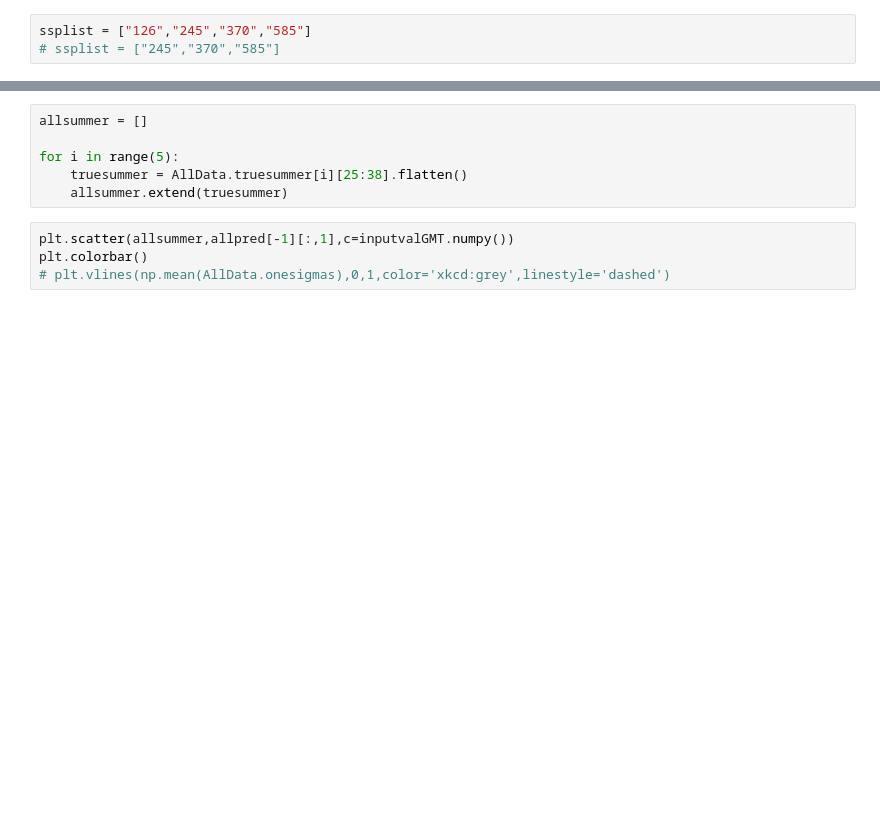
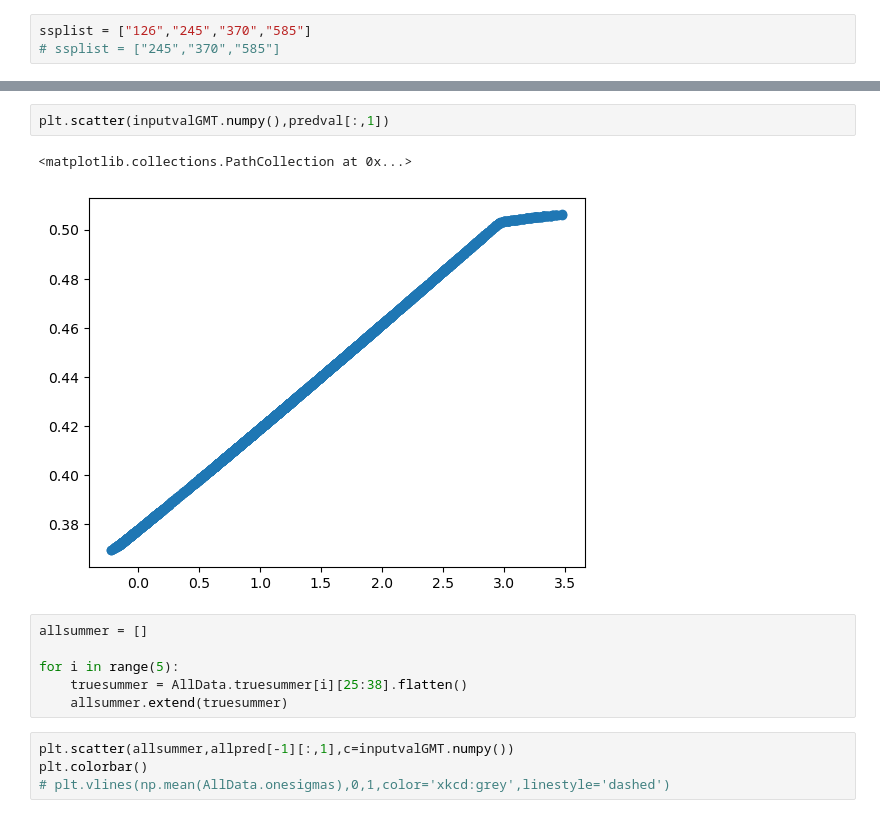
Before and after one commit to emily-gordy/predictability-emergence, a Jupyter notebook: sandpit.ipynb, the cells around one changed output, grey strips where cells are left out. Saved outputs shown, nothing was run; the diff lists cells and outputs as text; blank space fills up the shorter version.

```diff
--- a/sandpit.ipynb
+++ b/sandpit.ipynb
@@ -191,4 +276,9 @@ Seed  22284750  test accuracy:  0.8163221360895779
 ~~~~~~~~~~~~~~~~~~~~~~~~~~~~~~~~~~~~~~~~~~~~~~~~
+# %%
+plt.scatter(inputvalGMT.numpy(),predval[:,1])
+# %% [output]
+<matplotlib.collections.PathCollection at 0x...>
+[figure, added]
 # %%
 allsummer = []
 
```
Also changed, not shown: parts of 17 cells of this notebook, 5 other files.
